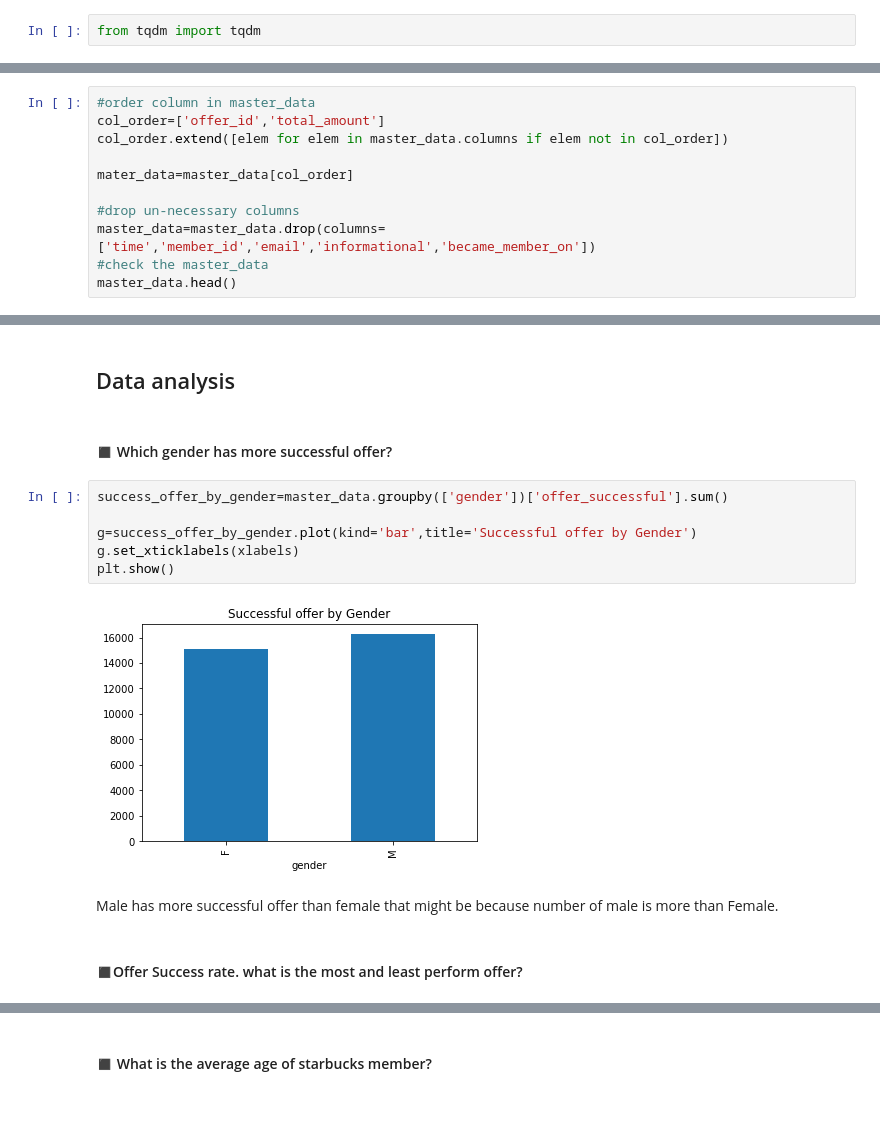
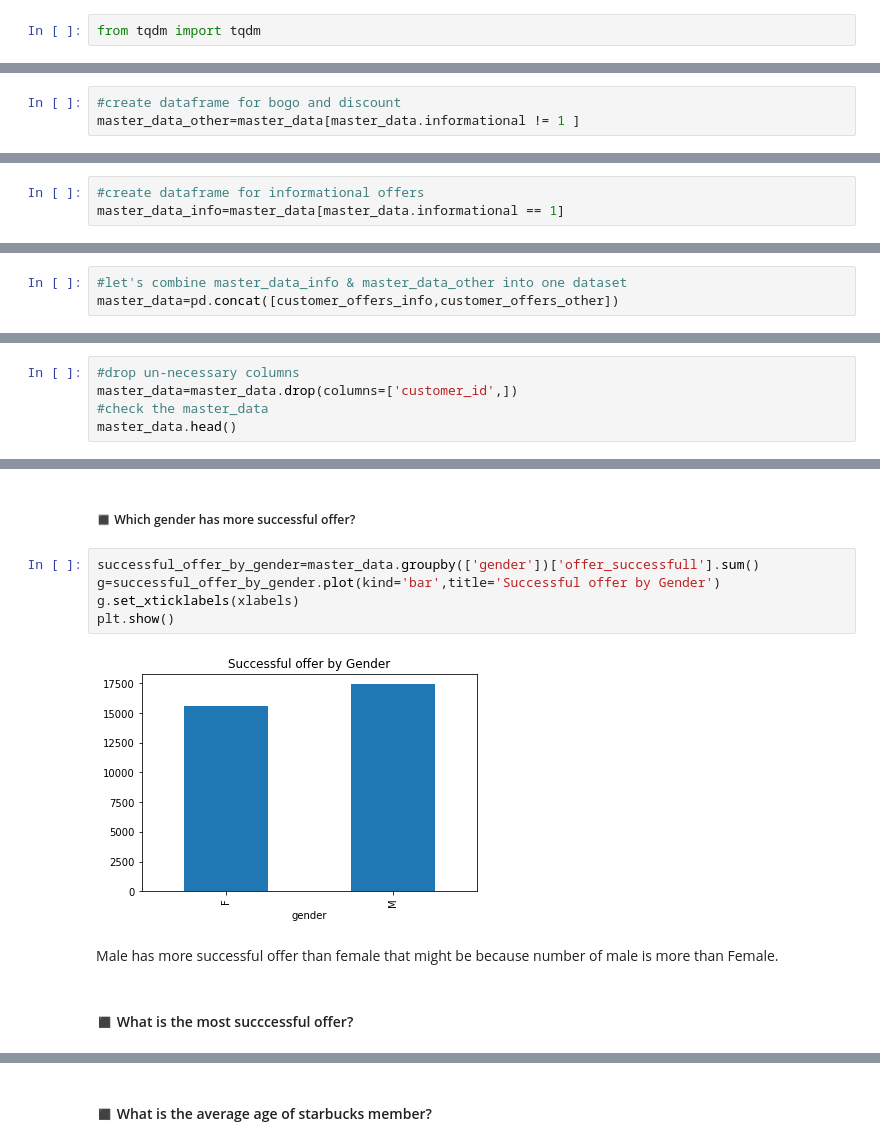
Before and after one commit to N-oti/DS-P4, a Jupyter notebook: Starbucks_Capstone_notebook.ipynb, the cells around one changed output, grey strips where cells are left out. Saved outputs shown, nothing was run; the diff lists cells and outputs as text; blank space fills up the shorter version.

```diff
--- a/Starbucks_Capstone_notebook.ipynb
+++ b/Starbucks_Capstone_notebook.ipynb
@@ -1001,0 +1035,3 @@ master_data=pd.read_csv('master_data.csv')
+# %%
+#create dataframe for bogo and discount
+master_data_other=master_data[master_data.informational != 1 ]
@@ -1001,0 +1204,3 @@ master_data=pd.read_csv('master_data.csv')
+# %%
+#create dataframe for informational offers
+master_data_info=master_data[master_data.informational == 1]
@@ -1001,0 +1298,3 @@ master_data=pd.read_csv('master_data.csv')
+# %%
+#let's combine master_data_info & master_data_other into one dataset
+master_data=pd.concat([customer_offers_info,customer_offers_other])
@@ -1021,13 +1324,7 @@ dtypes: float64(11), int64(7), object(3)
 memory usage: 10.7+ MB
 # %%
-#order column in master_data
-col_order=['offer_id','total_amount']
-col_order.extend([elem for elem in master_data.columns if elem not in col_order])
-
-mater_data=master_data[col_order]
-
 #drop un-necessary columns
-master_data=master_data.drop(columns=['time','member_id','email','informational','became_member_on'])
+master_data=master_data.drop(columns=['customer_id',])
 #check the master_data
 master_data.head()
 # %% [output]
@@ -1095,18 +1337,13 @@ success_percent
-# %% [markdown]
-
-
-## Data analysis
 # %% [markdown]
-#### ◼ Which gender has more successful offer?
+##### ◼ Which gender has more successful offer?
 # %%
-success_offer_by_gender=master_data.groupby(['gender'])['offer_successful'].sum()
-
-g=success_offer_by_gender.plot(kind='bar',title='Successful offer by Gender')
+successful_offer_by_gender=master_data.groupby(['gender'])['offer_successfull'].sum()
+g=successful_offer_by_gender.plot(kind='bar',title='Successful offer by Gender')
 g.set_xticklabels(xlabels)
 plt.show()
 # %% [output]
-[figure, old version]
+[figure, new version]
 # %% [markdown]
 Male has more successful offer than female that might be because number of male is more than Female.
 # %% [markdown]
- #### ◼Offer Success rate. what is the most and least perform offer?
+#### ◼ What is the most succcessful offer?
```
Also changed, not shown: parts of 119 cells of this notebook.
